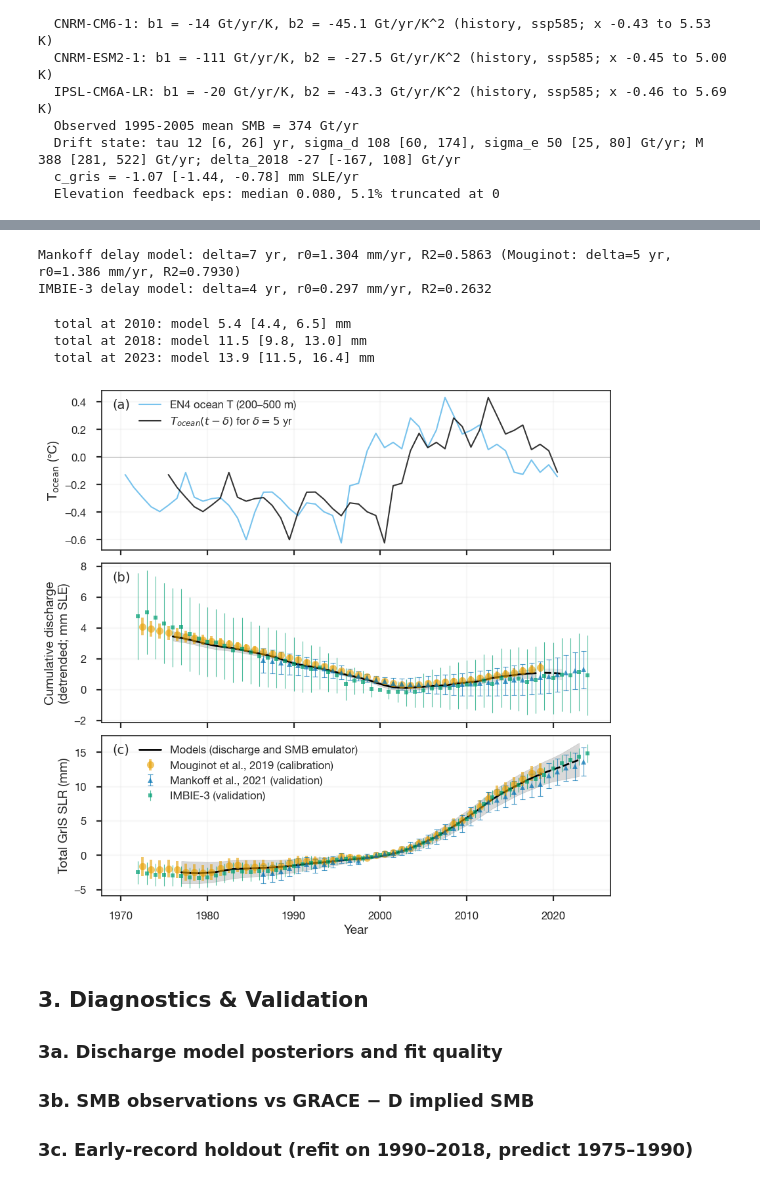
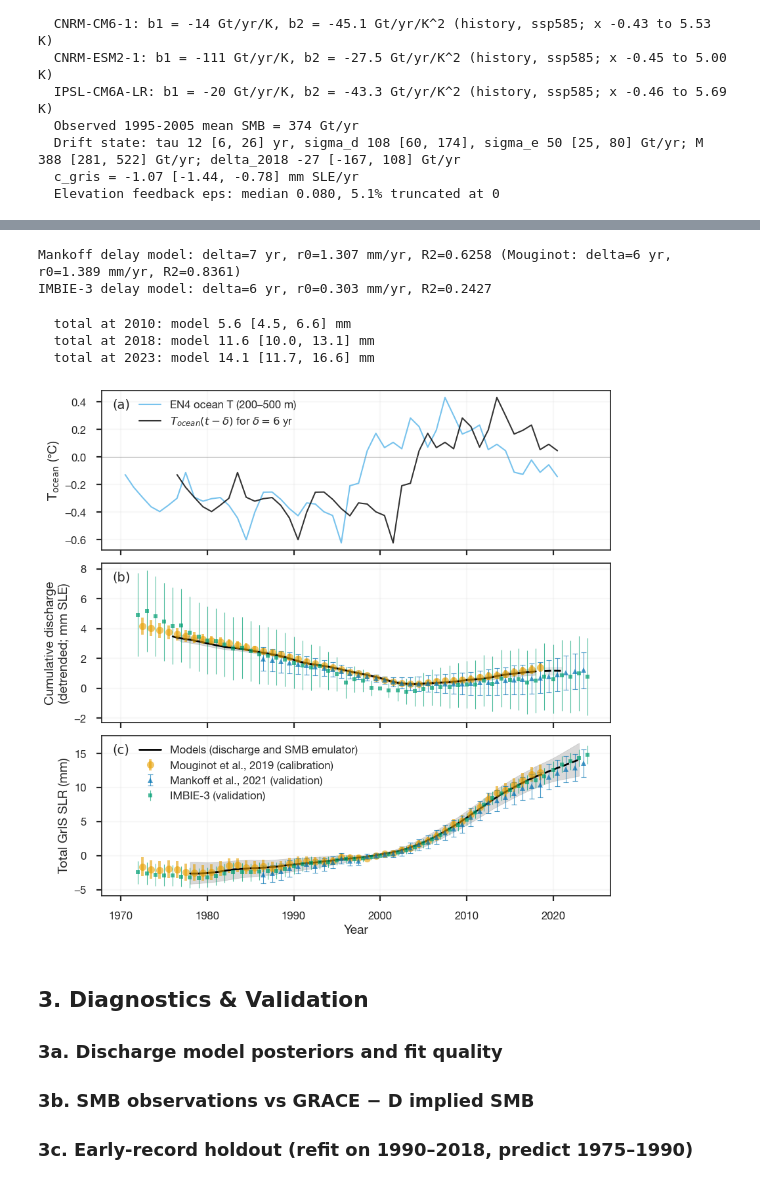
Before and after one commit to bminchew/GMSLR_forecast_v1, a Jupyter notebook: slr_forecast/notebooks/component_greenland.ipynb, the cells around one changed output, grey strips where cells are left out. Cells and saved outputs as stored; diff of their text form; code cells hidden in the pictures.

```diff
--- a/slr_forecast/notebooks/component_greenland.ipynb
+++ b/slr_forecast/notebooks/component_greenland.ipynb
@@ -566,7 +573,7 @@ mou_H_detrend = (mou_comp['H_dyn'] * M_TO_MM
                   - r0_med_mm * (dyn_years_d - BASELINE_YEAR))
 # ── Independent delay-model fit to Mankoff discharge (validation) ──
 # Same model/methodology as the Mouginot fit above (identical ocean-T
-# forcing, delta candidates, rate constraint), calibrated on Mankoff's
+# forcing, delta candidates, increment estimator), calibrated on Mankoff's
 # own discharge record instead. This gives Mankoff its own r0
 # (background rate), so panel (b) compares each dataset's acceleration
 # signal relative to its own trend, rather than forcing Mankoff's data
@@ -581,9 +588,9 @@ result_discharge_mankoff = fit_discharge_delay_model(
     T_ocean_years=T_ocean_years,
     delta_candidates=DELTA_CANDIDATES,
     rate_window_yrs=RATE_WINDOW_YRS,
-    rate_constraint_weight=RATE_CONSTRAINT_WEIGHT,
     n_samples=N_SAMPLES,
     seed=2027,
+    sigma_rate=discharge_rate_sigma(mankoff_comp),
 )
 r0_mankoff_med_mm = np.median(result_discharge_mankoff.r0_posterior) * M_TO_MM
 print(f'Mankoff delay model: delta={result_discharge_mankoff.delta_best:.0f} yr, '
@@ -607,11 +614,17 @@ imbie3_yr_mb, imbie3_mb_rebase, imbie3_mb_sigma = annualize_imbie(
     df_imbie3_grl, baseline_year=BASELINE_YEAR)
 
 df_imbie3_dyn = df_imbie3_grl[['decimal_year', 'cumulative_dynamics',
-                               'cumulative_dynamics_sigma']].rename(columns={
+                               'cumulative_dynamics_sigma', 'dynamics_rate',
+                               'dynamics_rate_sigma']].rename(columns={
     'cumulative_dynamics': 'cumulative_mass_balance',
-    'cumulative_dynamics_sigma': 'cumulative_mass_balance_sigma'})
+    'cumulative_dynamics_sigma': 'cumulative_mass_balance_sigma',
+    'dynamics_rate': 'mass_balance_rate',
+    'dynamics_rate_sigma': 'mass_balance_rate_sigma'})
 imbie3_yr_dyn, imbie3_dyn_rebase, imbie3_dyn_sigma = annualize_imbie(
     df_imbie3_dyn, baseline_year=BASELINE_YEAR)
+# Annual rate sigma of calendar year Y, aligned with its end-of-year label Y + 1
+_i3_yr, _, _i3_sig = imbie_annual_rates(df_imbie3_dyn)
+assert np.array_equal(_i3_yr + 1.0, imbie3_yr_dyn)
 
 result_discharge_imbie3 = fit_discharge_delay_model(
     dyn_years=imbie3_yr_dyn,
@@ -621,9 +634,9 @@ result_discharge_imbie3 = fit_discharge_delay_model(
     T_ocean_years=T_ocean_years,
     delta_candidates=DELTA_CANDIDATES,
     rate_window_yrs=RATE_WINDOW_YRS,
-    rate_constraint_weight=RATE_CONSTRAINT_WEIGHT,
     n_samples=N_SAMPLES,
     seed=2028,
+    sigma_rate=_i3_sig,
 )
 r0_imbie3_med_mm = np.median(result_discharge_imbie3.r0_posterior) * M_TO_MM
 print(f'IMBIE-3 delay model: delta={result_discharge_imbie3.delta_best:.0f} yr, '
@@ -661,7 +674,6 @@ if proj_mask.any():
                     diag_p95_detrend[proj_mask], color='k', alpha=0.08)
 
 ax.set_ylabel('Cumulative discharge\n(detrended; mm SLE)', fontsize=LABEL_FONTSIZE)
-#ax.set_title(f'(b) Discharge fit (RATE_CONSTRAINT_WEIGHT = {RATE_CONSTRAINT_WEIGHT})')
 ax.grid(True, alpha=0.2)
 ax.tick_params(labelsize=TICK_FONTSIZE)
 ax.text(0.02, 0.95, '(b)', transform=ax.transAxes, fontsize=LABEL_FONTSIZE,
@@ -760,39 +772,39 @@ ax.errorbar(mankoff_comp['time_mb'], mankoff_comp['H_mb'] * M_TO_MM,
             capsize=3, capthick=0.8,
             label='Mankoff et al., 2021 (validation)')
 ax.errorbar(imbie3_yr_mb, imbie3_mb_rebase * M_TO_MM,
             yerr=1.645 * imbie3_mb_sigma * M_TO_MM,
             fmt='s', ms=5, color='#009E73', alpha=0.7, elinewidth=0.8,
             label='IMBIE-3 (validation)')
 ax.plot(totx_yr[cal_mask_c], totx_p50[cal_mask_c], 'k-', lw=2,
         label='Models (discharge and SMB emulator)')
 ax.fill_between(totx_yr[cal_mask_c], totx_p5[cal_mask_c], totx_p95[cal_mask_c],
                 color='k', alpha=0.15)
 ax.plot(totx_yr[ext_mask_c], totx_p50[ext_mask_c], 'k--', lw=2)
 ax.fill_between(totx_yr[ext_mask_c], totx_p5[ext_mask_c], totx_p95[ext_mask_c],
                 color='k', alpha=0.15)
 for _y in (2010, 2018, 2023):
     _j = np.argmin(np.abs(totx_yr - _y))
     print(f'  total at {_y}: model {totx_p50[_j]:.1f} [{totx_p5[_j]:.1f}, {totx_p95[_j]:.1f}] mm')
 
 ax.set_ylabel('Total GrIS SLR (mm)', fontsize=LABEL_FONTSIZE)
 ax.set_xlabel('Year', fontsize=LABEL_FONTSIZE)
 ax.legend(fontsize=LEGEND_FONTSIZE, loc='upper left',
           bbox_to_anchor=(0, 1), bbox_transform=ax.transAxes + legend_offset_a)
 ax.grid(True, alpha=0.2)
 ax.tick_params(labelsize=TICK_FONTSIZE)
 ax.text(0.02, 0.95, '(c)', transform=ax.transAxes, fontsize=LABEL_FONTSIZE,
         family='DejaVu Sans', va='top', ha='left')
 
 plt.savefig(f'{FIG_DIR}/component_greenland_discharge_delay_fit.png',
             dpi=150, bbox_inches='tight')
 plt.show()
 # %% [output]
-Mankoff delay model: delta=7 yr, r0=1.304 mm/yr, R2=0.5863 (Mouginot: delta=5 yr, r0=1.386 mm/yr, R2=0.7930)
-IMBIE-3 delay model: delta=4 yr, r0=0.297 mm/yr, R2=0.2632
+Mankoff delay model: delta=7 yr, r0=1.307 mm/yr, R2=0.6258 (Mouginot: delta=6 yr, r0=1.389 mm/yr, R2=0.8361)
+IMBIE-3 delay model: delta=6 yr, r0=0.303 mm/yr, R2=0.2427
-  total at 2010: model 5.4 [4.4, 6.5] mm
-  total at 2018: model 11.5 [9.8, 13.0] mm
-  total at 2023: model 13.9 [11.5, 16.4] mm
+  total at 2010: model 5.6 [4.5, 6.6] mm
+  total at 2018: model 11.6 [10.0, 13.1] mm
+  total at 2023: model 14.1 [11.7, 16.6] mm
-[figure, old version]
+[figure, new version]
 # %% [markdown]
 ## 3. Diagnostics & Validation
 
```
Also changed, not shown: parts of 10 cells of this notebook, 59 other files.
